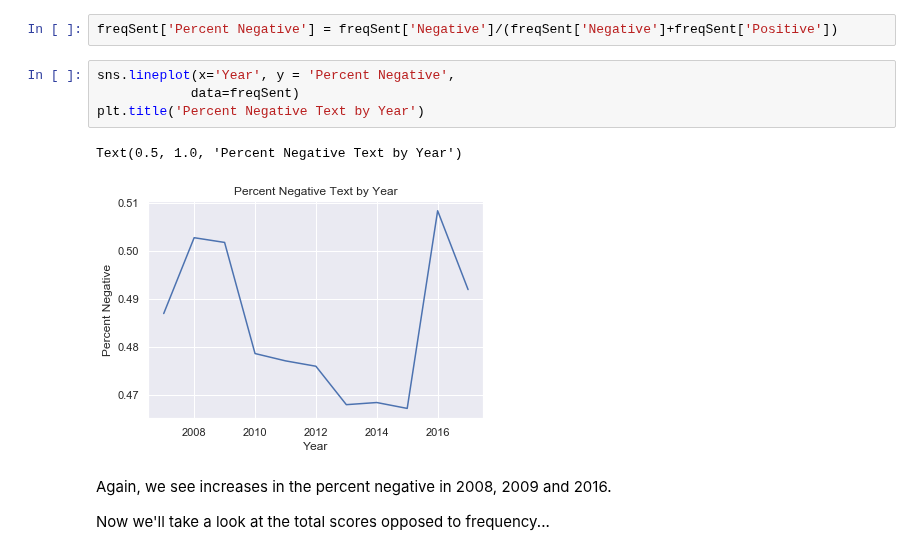
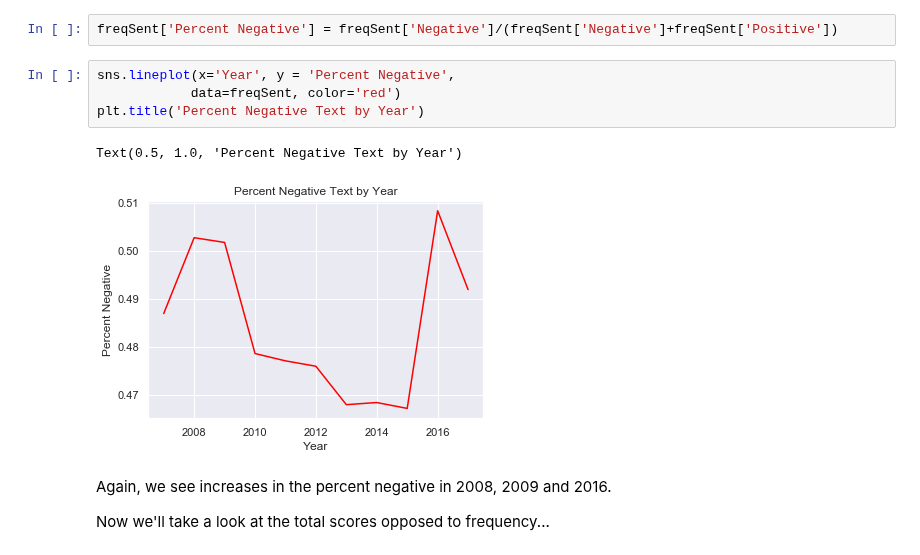
Before and after one commit to davepalazzo/Sentiment_Analysis_S-P_500, a Jupyter notebook: Sentiment_Analysis_Project/Economic_Forecasting.ipynb, the cells around one changed output. Drawn from its saved outputs; the diff is of its cells as text.

Commit message:
updated color of graph

```diff
--- a/Sentiment_Analysis_Project/Economic_Forecasting.ipynb
+++ b/Sentiment_Analysis_Project/Economic_Forecasting.ipynb
@@ -287,11 +287,11 @@ Now let's take a look at the ratio of negative to positive sentiment per year...
 freqSent['Percent Negative'] = freqSent['Negative']/(freqSent['Negative']+freqSent['Positive'])
 # %%
 sns.lineplot(x='Year', y = 'Percent Negative',
-            data=freqSent)
+            data=freqSent, color='red')
 plt.title('Percent Negative Text by Year')
 # %% [output]
 Text(0.5, 1.0, 'Percent Negative Text by Year')
-[figure, old version]
+[figure, new version]
 # %% [markdown]
 Again, we see increases in the percent negative in 2008, 2009 and 2016. <br>
 
```
Also changed, not shown: parts of 4 cells of this notebook.
